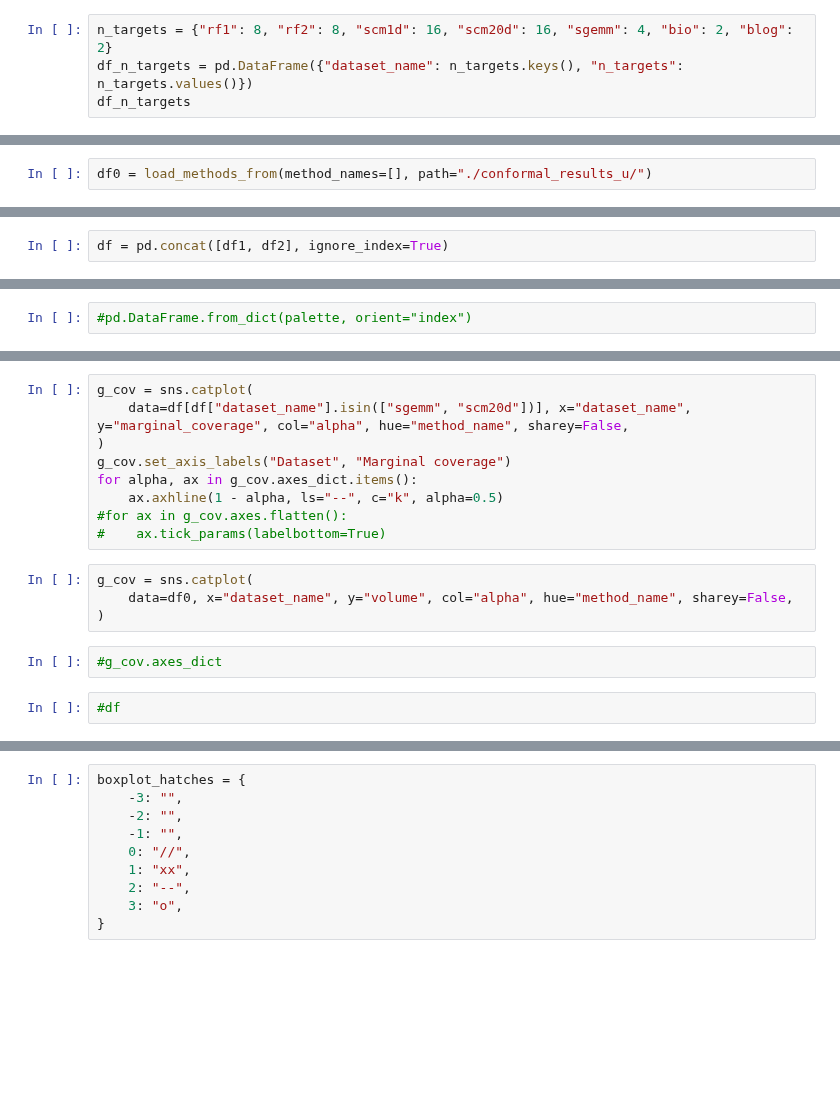
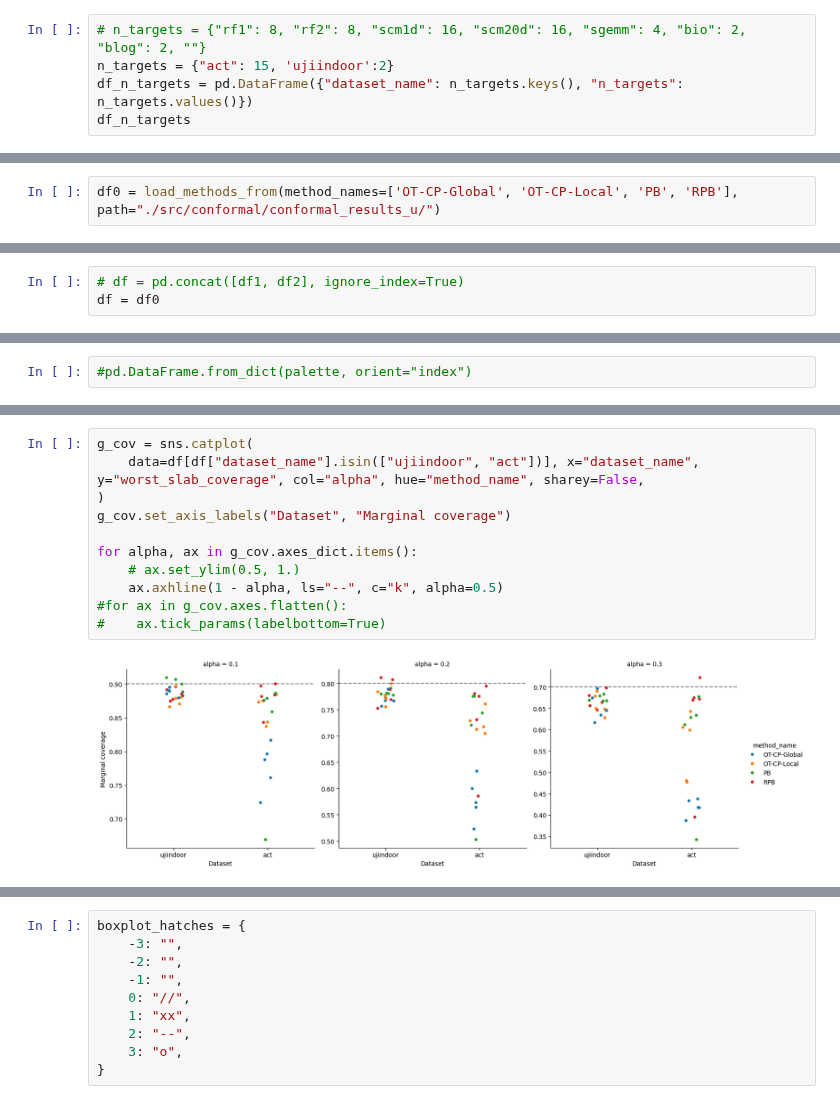
Before and after one commit to VldKnd/conditional_quantile_function, a Jupyter notebook: notebooks/conformal/plot_results.ipynb, the cells around one changed output, grey strips where cells are left out. Drawn from its saved outputs; the diff is of its cells as text; blank space fills up the shorter version.

```diff
--- a/notebooks/conformal/plot_results.ipynb
+++ b/notebooks/conformal/plot_results.ipynb
@@ -29,6 +32,7 @@ results_dir = Path('./conformal_results_u/')
 # %%
 from conformal.real_datasets.process_raw import datasets
 # %%
-n_targets = {"rf1": 8, "rf2": 8, "scm1d": 16, "scm20d": 16, "sgemm": 4, "bio": 2, "blog": 2}
+# n_targets = {"rf1": 8, "rf2": 8, "scm1d": 16, "scm20d": 16, "sgemm": 4, "bio": 2, "blog": 2, ""}
+n_targets = {"act": 15, 'ujiindoor':2}
 df_n_targets = pd.DataFrame({"dataset_name": n_targets.keys(), "n_targets": n_targets.values()})
 df_n_targets
@@ -98,4 +110,4 @@ def load_methods_from(method_names: List[str], path: str | Path, seeds=range(10)
         df = df[df["method_name"].isin(method_names)]
     return df
 # %%
-df0 = load_methods_from(method_names=[], path="./conformal_results_u/")
+df0 = load_methods_from(method_names=['OT-CP-Global', 'OT-CP-Local', 'PB', 'RPB'], path="./src/conformal/conformal_results_u/")
@@ -112,5 +142,6 @@ df2
 # %%
-df = pd.concat([df1, df2], ignore_index=True)
+# df = pd.concat([df1, df2], ignore_index=True)
+df = df0
 # %%
 #palette = blended_palette(df["base_model_name"], df["conformalizer"], paletteA="Set1", paletteB="Set2")
 # %%
@@ -124,17 +166,13 @@ df["method_name"].unique()
 # %%
 g_cov = sns.catplot(
-    data=df[df["dataset_name"].isin(["sgemm", "scm20d"])], x="dataset_name", y="marginal_coverage", col="alpha", hue="method_name", sharey=False,
+    data=df[df["dataset_name"].isin(["ujiindoor", "act"])], x="dataset_name", y="worst_slab_coverage", col="alpha", hue="method_name", sharey=False,
 )
 g_cov.set_axis_labels("Dataset", "Marginal coverage")
+
 for alpha, ax in g_cov.axes_dict.items():
+    # ax.set_ylim(0.5, 1.)
     ax.axhline(1 - alpha, ls="--", c="k", alpha=0.5)
 #for ax in g_cov.axes.flatten():
 #    ax.tick_params(labelbottom=True)
+# %% [output]
+[figure, added]
-# %%
-g_cov = sns.catplot(
-    data=df0, x="dataset_name", y="volume", col="alpha", hue="method_name", sharey=False,
-)
-# %%
-#g_cov.axes_dict
-# %%
-#df
```
Also changed, not shown: parts of 23 cells of this notebook, 17 other files.
